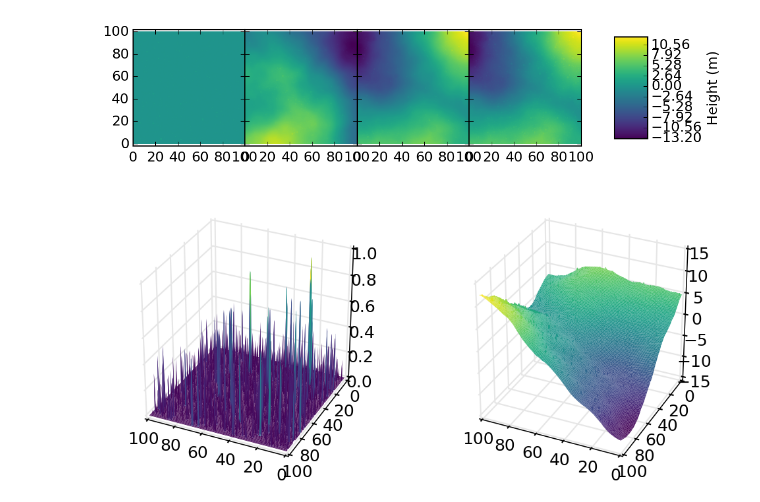
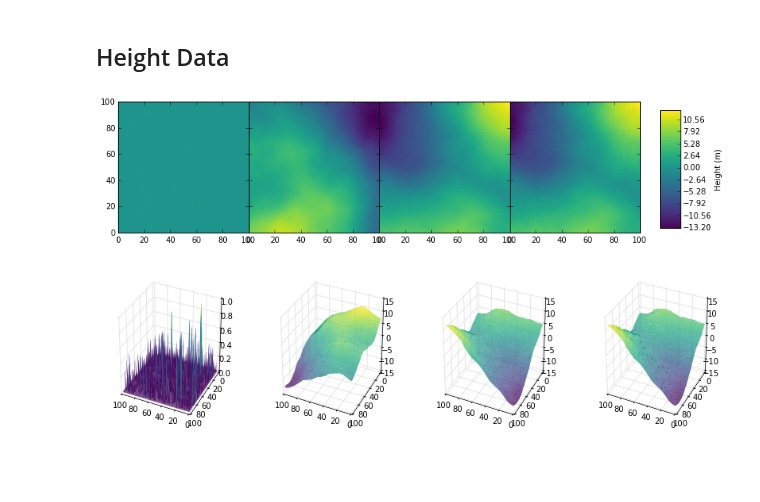
Before and after one commit to flacjacket/mars-lander, a Jupyter notebook: nb/nn-nb.ipynb, the cells around one changed output. Drawn from its saved outputs; the diff is of its cells as text; code cells hidden in the pictures; blank space fills up the shorter version.

Commit message:
Update notebook with background on competition, provided data

```diff
--- a/nb/nn-nb.ipynb
+++ b/nb/nn-nb.ipynb
@@ -36,0 +83,2 @@ diffs = list(map(lambda x: difficulty(*x), [(0, 0, 10), (4, 0, 10), (4, 4, 10),
+# %% [markdown]
+## Height Data
@@ -37,9 +88,6 @@ diffs = list(map(lambda x: difficulty(*x), [(0, 0, 10), (4, 0, 10), (4, 4, 10),
 # %%
-vmax = max(np.max(read_raw(raw_file.format(slope=d.slope, crater=d.crater, rough=d.roughness), 500, 500)) for d in diffs)
-vmin = min(np.min(read_raw(raw_file.format(slope=d.slope, crater=d.crater, rough=d.roughness), 500, 500)) for d in diffs)
-
 fig, axs = plt.subplots(1, 4, sharex=True, sharey=True)
-fig.set_size_inches(8, 1.75)
+fig.set_size_inches(12., 3)
 
 x = np.linspace(0, 100, 500)
 X, Y = np.meshgrid(x, x)
@@ -56,31 +104,30 @@ for i, d in enumerate(diffs):
     ax.set_xlim(0, 100)
     ax.set_ylim(0, 100)
 
-fig.subplots_adjust(hspace=0, wspace=0, right=0.8)
-cb_ax = fig.add_axes([0.85, 0.15, 0.05, 0.7])
+fig.subplots_adjust(hspace=0, wspace=0, right=0.9)
+cb_ax = fig.add_axes([0.93, 0.15, 0.03, 0.7])
 cb = fig.colorbar(cf, cax=cb_ax)
 cb.set_label('Height (m)')
 # %% [output]
-[figure, old version]
+[figure, new version]
 # %%
 fig = plt.figure()
-fig.set_size_inches(8, 3.5)
+fig.set_size_inches(14, 3.5)
 
 x = np.linspace(0, 100, 500)
 X, Y = np.meshgrid(x, x)
 
-# We'll just plot the easiest and hardest in 3d
-for i, d in enumerate([diffs[0], diffs[-1]]):
+for i, d in enumerate(diffs):
     # Here's the data we'll plot
     raw = read_raw(raw_file.format(slope=d.slope, crater=d.crater, rough=d.roughness), 500, 500)
 
-    ax = fig.add_subplot(1, 2, i + 1, projection='3d')
+    ax = fig.add_subplot(1, 4, i + 1, projection='3d')
     ax.plot_surface(X, Y, raw, rstride=4, cstride=4, cmap=viridis, lw=0) #, vmax=vmax, vmin=vmin)
 
     ax.w_xaxis.pane.set_visible(False)
     ax.w_yaxis.pane.set_visible(False)
     ax.w_zaxis.pane.set_visible(False)
 
     ax.view_init(azim=115)
 # %% [output]
-[figure, old version]
+[figure, new version]
```
Also changed, not shown: parts of 16 cells of this notebook, 4 other files.
